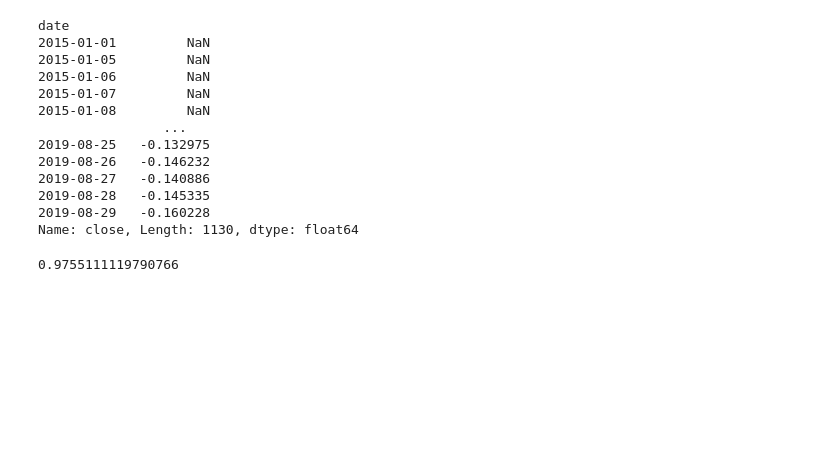
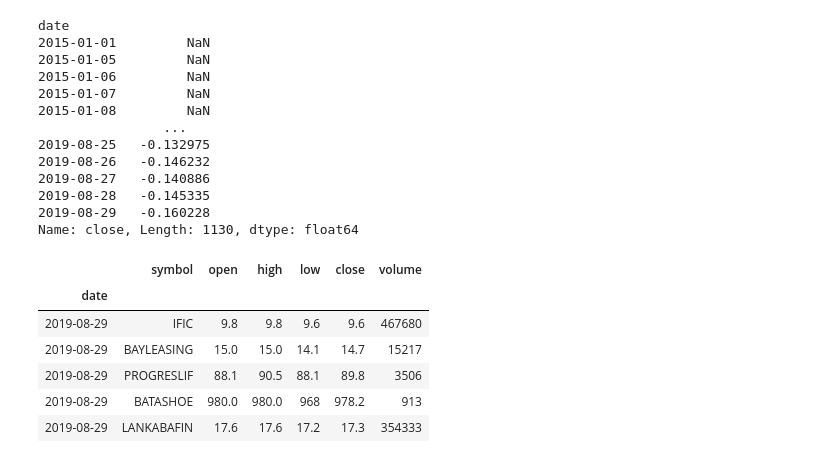
Before and after one commit to kalam360/dse-stock-analysis, a Jupyter notebook: sy-portfolio/analysis-starting-point.ipynb, the cells around one changed output. Drawn from its saved outputs; the diff is of its cells as text; code cells hidden in the pictures; blank space fills up the shorter version.

```diff
--- a/sy-portfolio/analysis-starting-point.ipynb
+++ b/sy-portfolio/analysis-starting-point.ipynb
@@ -178,9 +182,15 @@ df_rs = df_rs.sort_values('Sharpe Ratio', ascending = False)
 # %%
 df_rs.to_csv('./return.csv')
-# %%
-.8**(1/9)
-# %% [output]
-0.9755111119790766
+# %%
+df_cal.tail()
+# %% [output]
+|  | symbol | open | high | low | close | volume |
+| date |  |  |  |  |  |  |
+| 2019-08-29 | IFIC | 9.8 | 9.8 | 9.6 | 9.6 | 467680 |
+| 2019-08-29 | BAYLEASING | 15.0 | 15.0 | 14.1 | 14.7 | 15217 |
+| 2019-08-29 | PROGRESLIF | 88.1 | 90.5 | 88.1 | 89.8 | 3506 |
+| 2019-08-29 | BATASHOE | 980.0 | 980.0 | 968 | 978.2 | 913 |
+| 2019-08-29 | LANKABAFIN | 17.6 | 17.6 | 17.2 | 17.3 | 354333 |
 # %%
 df_rs.head(50)
 # %% [output]
```
Also changed, not shown: parts of 8 cells of this notebook, 1 other file.
